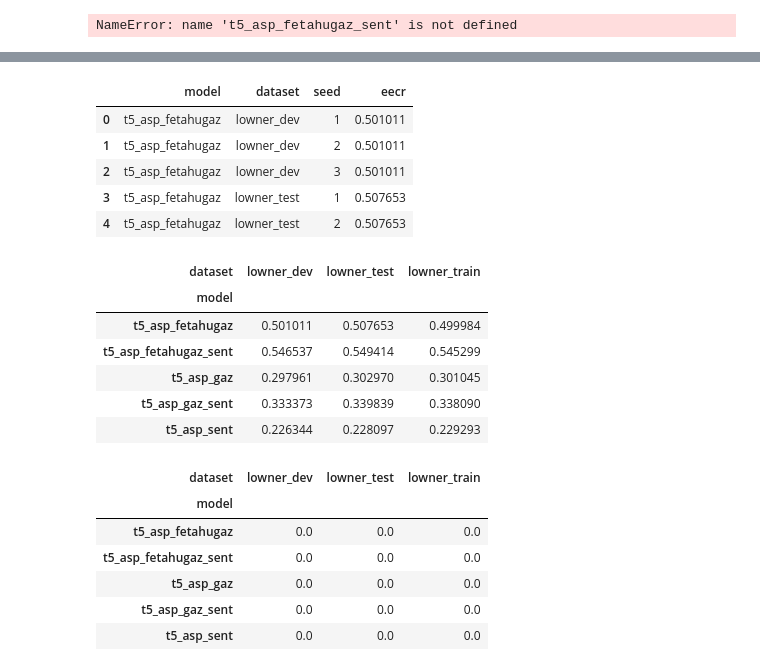
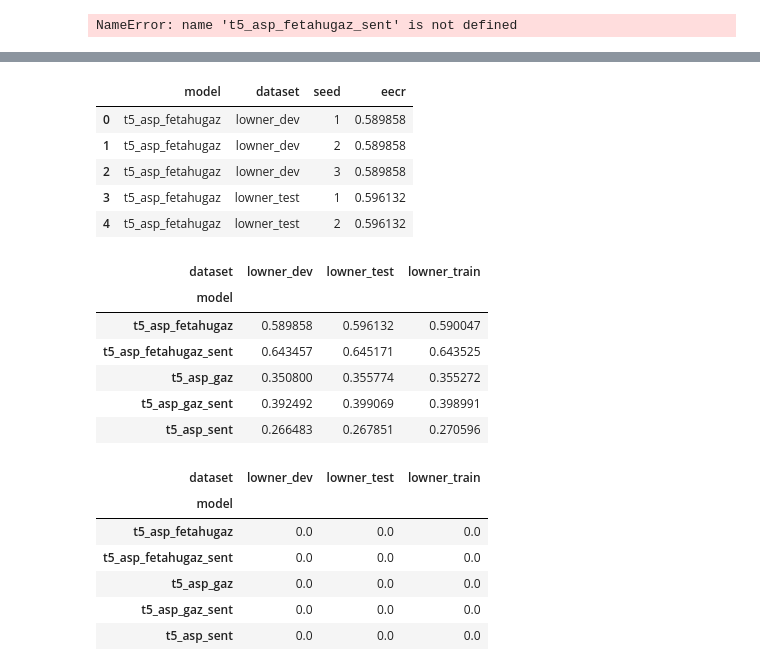
Before and after one commit to roebbert92/thesis, a Jupyter notebook: experiment_01.ipynb, the cells around one changed output, grey strips where cells are left out. Cells and saved outputs as stored; diff of their text form; code cells hidden in the pictures.

```diff
--- a/experiment_01.ipynb
+++ b/experiment_01.ipynb
@@ -258,15 +258,15 @@ eecr_df.head()
 # %%
-mean_df = eecr_df.pivot_table(values="eecr",
+mean_df = eecr_df[eecr_df["targets"]>0].pivot_table(values="eecr",
                               index=["model", "dataset", "seed"],
                               aggfunc="mean").reset_index()
 mean_df.head()
 # %% [output]
 |  | model | dataset | seed | eecr |
-| 0 | t5_asp_fetahugaz | lowner_dev | 1 | 0.501011 |
-| 1 | t5_asp_fetahugaz | lowner_dev | 2 | 0.501011 |
-| 2 | t5_asp_fetahugaz | lowner_dev | 3 | 0.501011 |
-| 3 | t5_asp_fetahugaz | lowner_test | 1 | 0.507653 |
-| 4 | t5_asp_fetahugaz | lowner_test | 2 | 0.507653 |
+| 0 | t5_asp_fetahugaz | lowner_dev | 1 | 0.589858 |
+| 1 | t5_asp_fetahugaz | lowner_dev | 2 | 0.589858 |
+| 2 | t5_asp_fetahugaz | lowner_dev | 3 | 0.589858 |
+| 3 | t5_asp_fetahugaz | lowner_test | 1 | 0.596132 |
+| 4 | t5_asp_fetahugaz | lowner_test | 2 | 0.596132 |
 # %%
 mean_df_mean = mean_df.groupby(["model", "dataset"])["eecr"].mean().reset_index()
 mean_df_std = mean_df.groupby(["model", "dataset"])["eecr"].std().reset_index()
@@ -275,11 +275,11 @@ mean_df_mean.pivot_table(values="eecr", index="model", columns="dataset")
 # %% [output]
 | dataset | lowner_dev | lowner_test | lowner_train |
 | model |  |  |  |
-| t5_asp_fetahugaz | 0.501011 | 0.507653 | 0.499984 |
-| t5_asp_fetahugaz_sent | 0.546537 | 0.549414 | 0.545299 |
-| t5_asp_gaz | 0.297961 | 0.302970 | 0.301045 |
-| t5_asp_gaz_sent | 0.333373 | 0.339839 | 0.338090 |
-| t5_asp_sent | 0.226344 | 0.228097 | 0.229293 |
+| t5_asp_fetahugaz | 0.589858 | 0.596132 | 0.590047 |
+| t5_asp_fetahugaz_sent | 0.643457 | 0.645171 | 0.643525 |
+| t5_asp_gaz | 0.350800 | 0.355774 | 0.355272 |
+| t5_asp_gaz_sent | 0.392492 | 0.399069 | 0.398991 |
+| t5_asp_sent | 0.266483 | 0.267851 | 0.270596 |
 # %%
 mean_df_std.pivot_table(values="eecr", index="model", columns="dataset")
 # %% [output]
```
Also changed, not shown: parts of 8 cells of this notebook, 14 other files.
